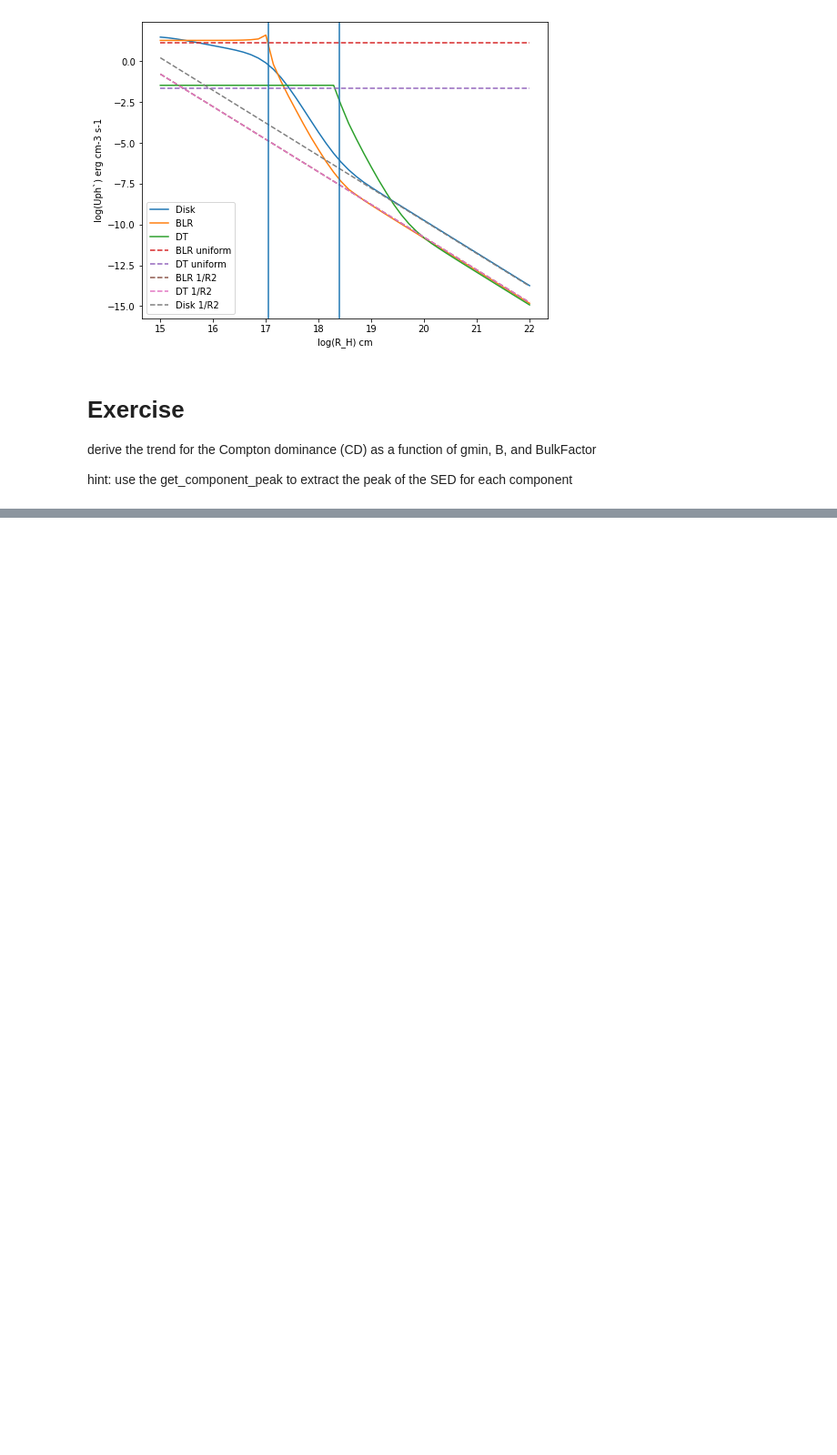
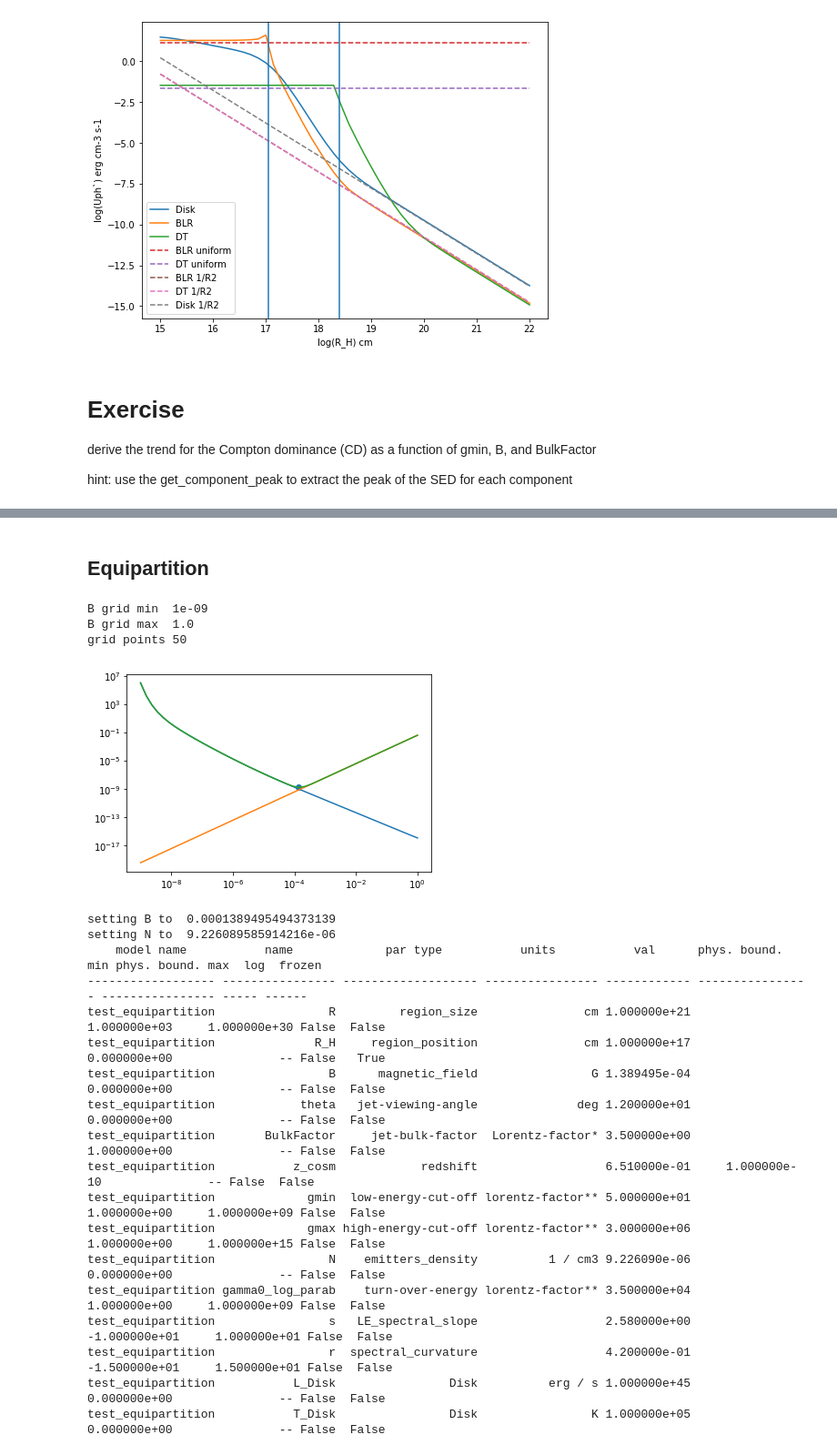
Before and after one commit to andreatramacere/Geneva_CTA_group_JetSeT_Course, a Jupyter notebook: Tutorial_3.ipynb, the cells around one changed output, grey strips where cells are left out. Shown at 91% size. Cells and saved outputs as stored; diff of their text form; code cells hidden in the pictures; blank space fills up the shorter version.

```diff
--- a/Tutorial_3.ipynb
+++ b/Tutorial_3.ipynb
@@ -341,0 +378,31 @@ hint: use the get_component_peak to extract the peak of the SED for each compone
+# %% [markdown]
+## Equipartition
+# %%
+my_jet.parameters.theta.val=12
+B_min,b_grid,U_B,U_e=my_jet.set_B_eq(nuFnu_obs=5E-15,nu_obs=1E12,B_min=1E-9,N_pts=50,plot=True)
+my_jet.show_pars()
+
+my_jet.eval()
+# %% [output]
+B grid min  1e-09
+B grid max  1.0
+grid points 50
+[figure, added]
+setting B to  0.0001389495494373139
+setting N to  9.226089585914216e-06
+    model name           name             par type           units           val      phys. bound. min phys. bound. max  log  frozen
+------------------ ---------------- ------------------- ---------------- ------------ ---------------- ---------------- ----- ------
+test_equipartition                R         region_size               cm 1.000000e+21     1.000000e+03     1.000000e+30 False  False
+test_equipartition              R_H     region_position               cm 1.000000e+17     0.000000e+00               -- False   True
+test_equipartition                B      magnetic_field                G 1.389495e-04     0.000000e+00               -- False  False
+test_equipartition            theta   jet-viewing-angle              deg 1.200000e+01     0.000000e+00               -- False  False
+test_equipartition       BulkFactor     jet-bulk-factor  Lorentz-factor* 3.500000e+00     1.000000e+00               -- False  False
+test_equipartition           z_cosm            redshift                  6.510000e-01     1.000000e-10               -- False  False
+test_equipartition             gmin  low-energy-cut-off lorentz-factor** 5.000000e+01     1.000000e+00     1.000000e+09 False  False
+test_equipartition             gmax high-energy-cut-off lorentz-factor** 3.000000e+06     1.000000e+00     1.000000e+15 False  False
+test_equipartition                N    emitters_density          1 / cm3 9.226090e-06     0.000000e+00               -- False  False
+test_equipartition gamma0_log_parab    turn-over-energy lorentz-factor** 3.500000e+04     1.000000e+00     1.000000e+09 False  False
+test_equipartition                s   LE_spectral_slope                  2.580000e+00    -1.000000e+01     1.000000e+01 False  False
+test_equipartition                r  spectral_curvature                  4.200000e-01    -1.500000e+01     1.500000e+01 False  False
+test_equipartition           L_Disk                Disk          erg / s 1.000000e+45     0.000000e+00               -- False  False
+test_equipartition           T_Disk                Disk                K 1.000000e+05     0.000000e+00               -- False  False
```
Also changed, not shown: parts of 6 cells of this notebook, 1 other file.
